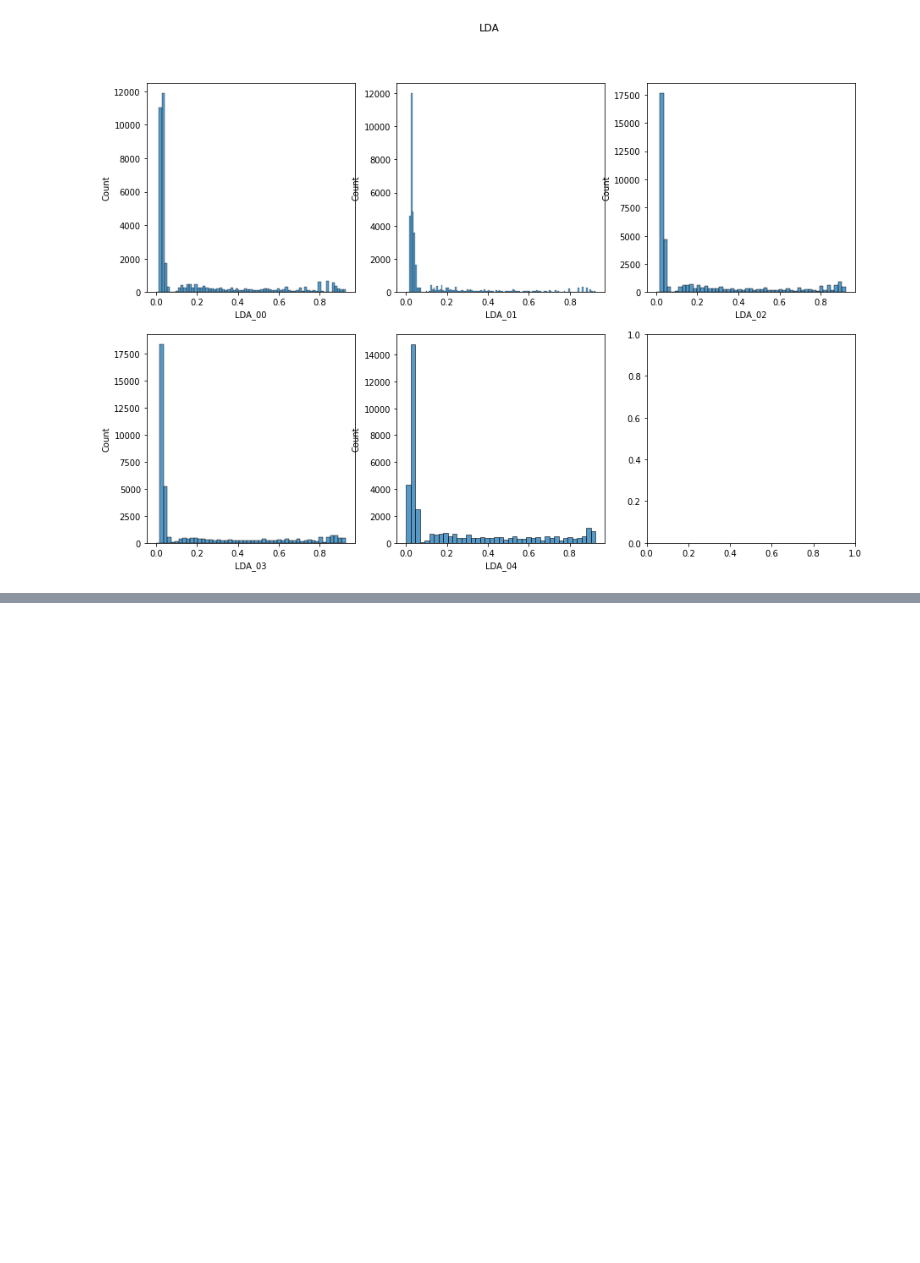
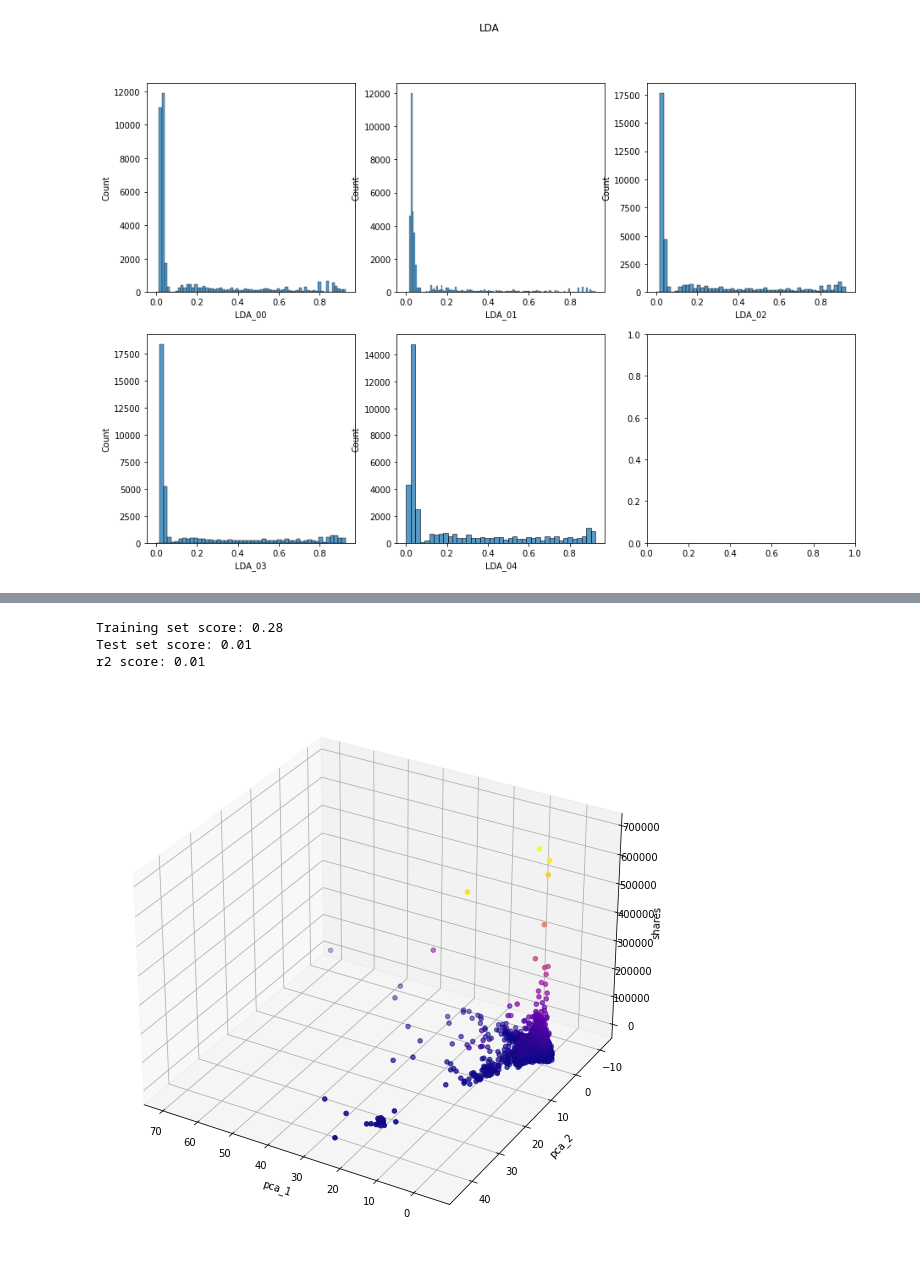
Before and after one commit to DivakarSai/python_projects, a Jupyter notebook: Online News Popularity/Analysis.ipynb, the cells around one changed output, grey strips where cells are left out. Cells and saved outputs as stored; diff of their text form; code cells hidden in the pictures; blank space fills up the shorter version.

```diff
--- a/Online News Popularity/Analysis.ipynb
+++ b/Online News Popularity/Analysis.ipynb
@@ -187,0 +192,4 @@ Ridge and lasso regression
+# %%
+#the coulums with less than 0.01 correlation with the target variable are dropped
+less_corr = df.columns[df.corr()['shares']<0.01]
+feature_data.drop(less_corr,axis=1,inplace=True)
@@ -191,0 +356,13 @@ from sklearn.metrics import r2_score
+# %%
+#use decision tree on pca data
+
+dt_pca = DecisionTreeRegressor(max_depth=5, random_state=0)
+dt_pca.fit(X_pca, y_train)
+print("Training set score: {:.2f}".format(dt_pca.score(X_pca, y_train)))
+print("Test set score: {:.2f}".format(dt_pca.score(pca.transform(X_test), y_test)))
+
+print("r2 score: {:.2f}".format(r2_score(y_test, dt_pca.predict(pca.transform(X_test)))))
+# %% [output]
+Training set score: 0.28
+Test set score: 0.01
+r2 score: 0.01
@@ -191,0 +371,22 @@ from sklearn.metrics import r2_score
+# %%
+# draw a  plot to visualize the relationship between pca components and target variable
+%matplotlib inline
+
+ax = plt.figure(figsize=(16,10)).gca(projection='3d')
+ax.scatter(
+    xs=X_pca[:,0],
+    ys=X_pca[:,1],
+    zs=y_train,
+    c=y_train,
+    cmap='plasma'
+)
+ax.set_xlabel('pca_1')
+ax.set_ylabel('pca_2')
+ax.set_zlabel('shares')
+
+#rotate the plot
+ax.view_init(30, 120)
+
+plt.show()
+# %% [output]
+[figure, added]
```
Also changed, not shown: parts of 47 cells of this notebook, 7 other files.
